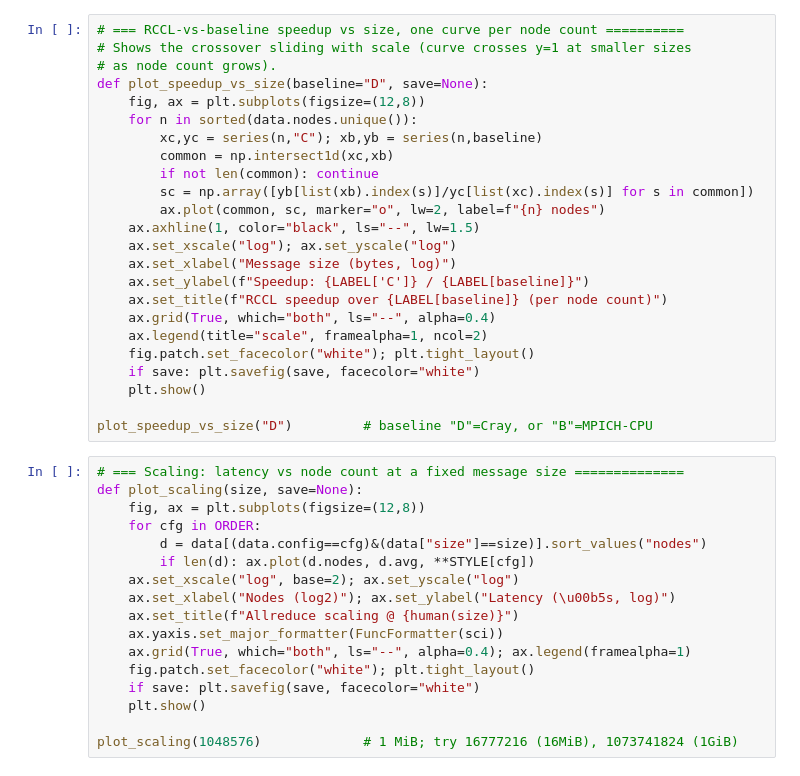
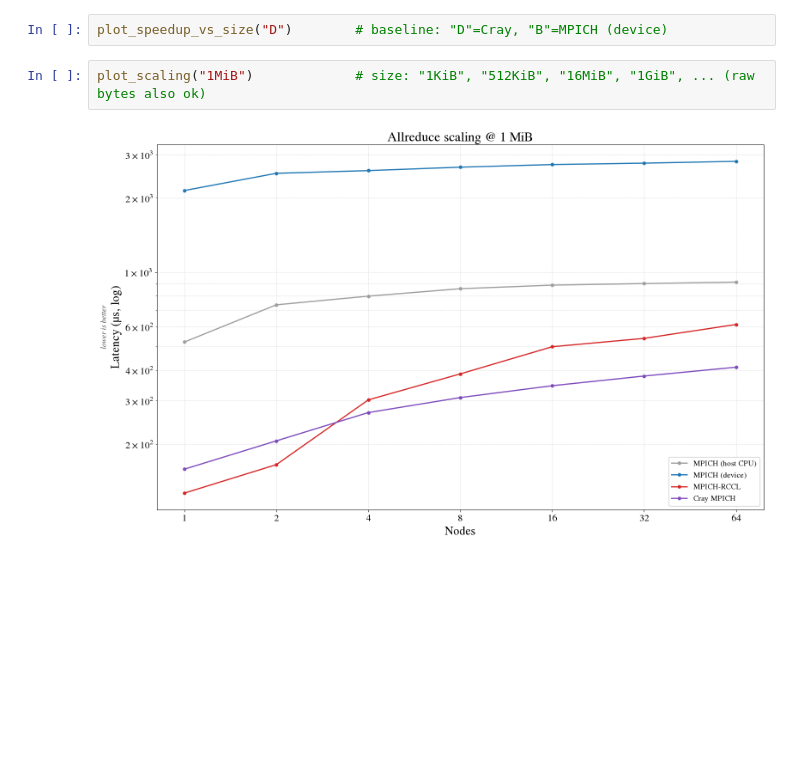
Before and after one commit to ggracelii/mpich-rccl, a Jupyter notebook: frontier/plots/plot.ipynb, the cells around one changed output. Cells and saved outputs as stored; diff of their text form; blank space fills up the shorter version.

```diff
--- a/frontier/plots/plot.ipynb
+++ b/frontier/plots/plot.ipynb
@@ -154,42 +219,7 @@ plot_latency_vs_size(1)          # <- change node count: 1,2,4,8,16,32,64,...
 # %%
-# === RCCL-vs-baseline speedup vs size, one curve per node count ==========
-# Shows the crossover sliding with scale (curve crosses y=1 at smaller sizes
-# as node count grows).
-def plot_speedup_vs_size(baseline="D", save=None):
-    fig, ax = plt.subplots(figsize=(12,8))
-    for n in sorted(data.nodes.unique()):
-        xc,yc = series(n,"C"); xb,yb = series(n,baseline)
-        common = np.intersect1d(xc,xb)
-        if not len(common): continue
-        sc = np.array([yb[list(xb).index(s)]/yc[list(xc).index(s)] for s in common])
-        ax.plot(common, sc, marker="o", lw=2, label=f"{n} nodes")
-    ax.axhline(1, color="black", ls="--", lw=1.5)
-    ax.set_xscale("log"); ax.set_yscale("log")
-    ax.set_xlabel("Message size (bytes, log)")
-    ax.set_ylabel(f"Speedup: {LABEL['C']} / {LABEL[baseline]}")
-    ax.set_title(f"RCCL speedup over {LABEL[baseline]} (per node count)")
-    ax.grid(True, which="both", ls="--", alpha=0.4)
-    ax.legend(title="scale", framealpha=1, ncol=2)
-    fig.patch.set_facecolor("white"); plt.tight_layout()
-    if save: plt.savefig(save, facecolor="white")
-    plt.show()
-
-plot_speedup_vs_size("D")         # baseline "D"=Cray, or "B"=MPICH-CPU
+plot_speedup_vs_size("D")        # baseline: "D"=Cray, "B"=MPICH (device)
 # %%
-# === Scaling: latency vs node count at a fixed message size ==============
-def plot_scaling(size, save=None):
-    fig, ax = plt.subplots(figsize=(12,8))
-    for cfg in ORDER:
-        d = data[(data.config==cfg)&(data["size"]==size)].sort_values("nodes")
-        if len(d): ax.plot(d.nodes, d.avg, **STYLE[cfg])
-    ax.set_xscale("log", base=2); ax.set_yscale("log")
-    ax.set_xlabel("Nodes (log2)"); ax.set_ylabel("Latency (\u00b5s, log)")
-    ax.set_title(f"Allreduce scaling @ {human(size)}")
-    ax.yaxis.set_major_formatter(FuncFormatter(sci))
-    ax.grid(True, which="both", ls="--", alpha=0.4); ax.legend(framealpha=1)
-    fig.patch.set_facecolor("white"); plt.tight_layout()
-    if save: plt.savefig(save, facecolor="white")
-    plt.show()
-
-plot_scaling(1048576)             # 1 MiB; try 16777216 (16MiB), 1073741824 (1GiB)
+plot_scaling("1MiB")             # size: "1KiB", "512KiB", "16MiB", "1GiB", ... (raw bytes also ok)
+# %% [output]
+[figure, added]
 # %%
```
Also changed, not shown: parts of 5 cells of this notebook, 2 other files.
